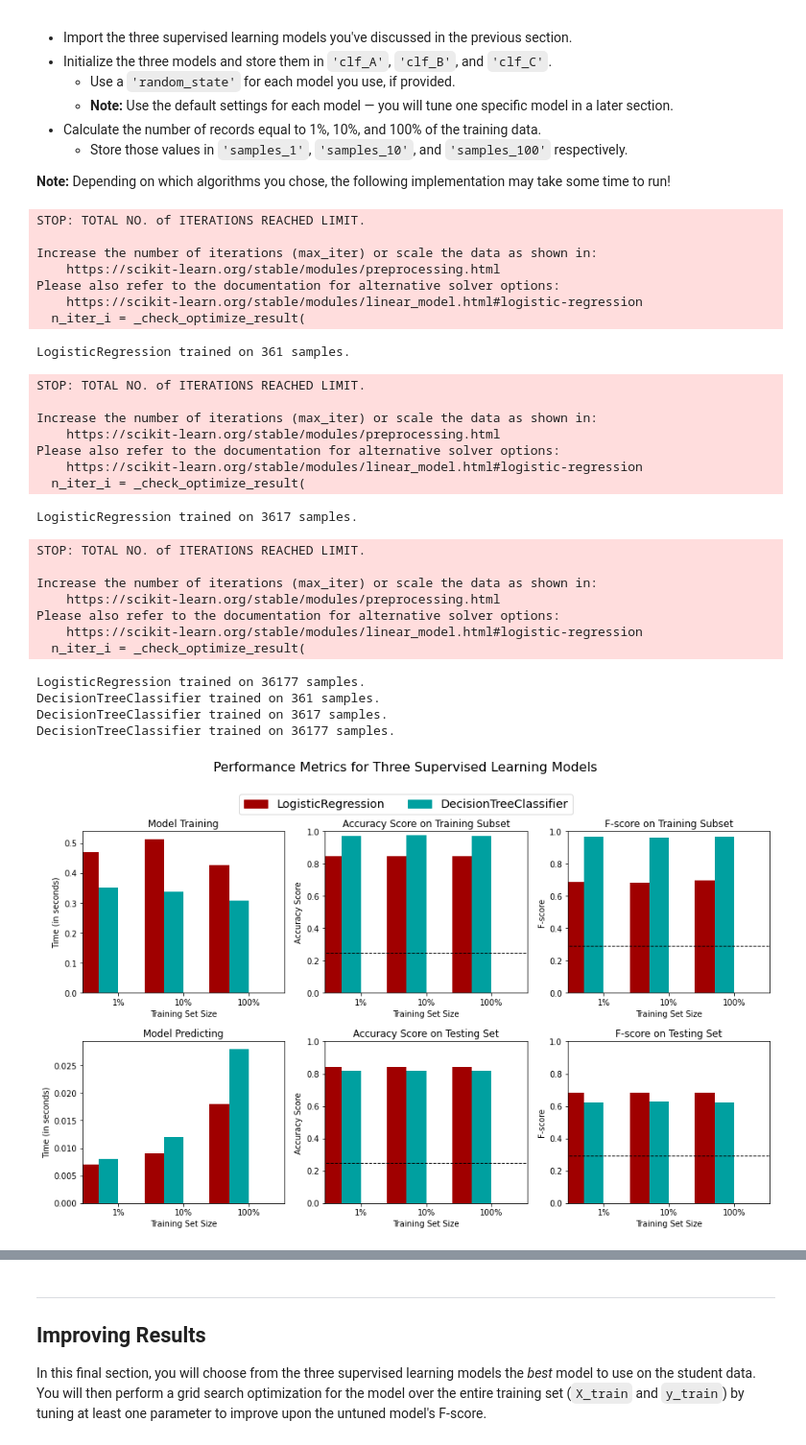
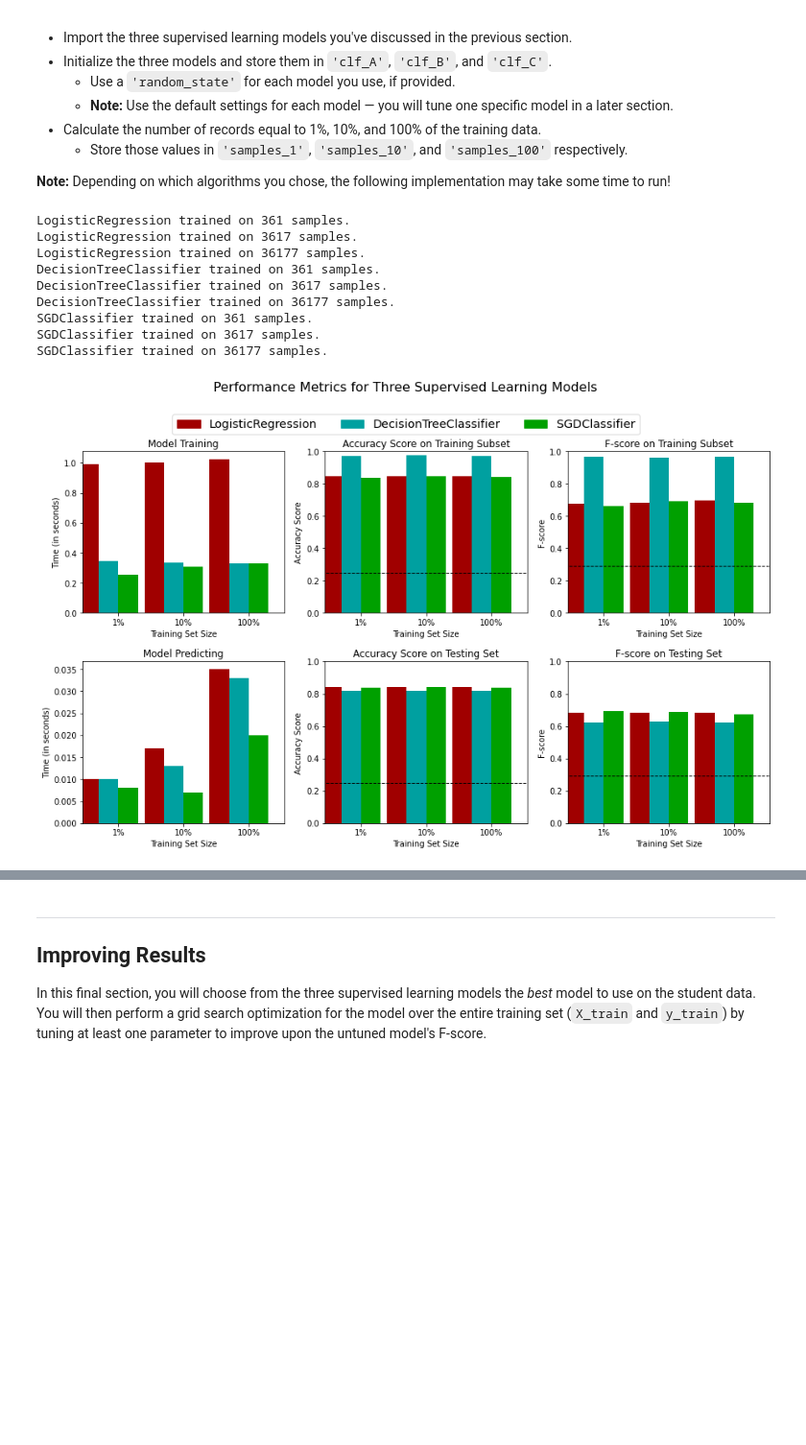
Before and after one commit to ahmadabousetta/finding_donors, a Jupyter notebook: starter/finding_donors.ipynb, the cells around one changed output, grey strips where cells are left out. Shown at 96% size. Saved outputs shown, nothing was run; the diff lists cells and outputs as text; code cells hidden in the pictures; blank space fills up the shorter version.

Commit message:
trained 3 models

```diff
--- a/starter/finding_donors.ipynb
+++ b/starter/finding_donors.ipynb
@@ -400,61 +400,42 @@ In the code cell, you will need to implement the following:
 **Note:** Depending on which algorithms you chose, the following implementation may take some time to run!
 # %%
 # TODO: Import the three supervised learning models from sklearn
-from sklearn.svm import SVC
 from sklearn.tree import DecisionTreeClassifier
-from sklearn.linear_model import LogisticRegression
+from sklearn.linear_model import LogisticRegression, SGDClassifier
 
 # TODO: Initialize the three models
-clf_A = LogisticRegression()
+clf_A = LogisticRegression(solver='newton-cg')
 clf_B = DecisionTreeClassifier()
-# clf_C = SVC()
+clf_C = SGDClassifier(loss='hinge') # 'hinge' gives a linear SVM
 
 # TODO: Calculate the number of samples for 1%, 10%, and 100% of the training data
 # HINT: samples_100 is the entire training set i.e. len(y_train)
 # HINT: samples_10 is 10% of samples_100 (ensure to set the count of the values to be `int` and not `float`)
 # HINT: samples_1 is 1% of samples_100 (ensure to set the count of the values to be `int` and not `float`)
 samples_100 = len(y_train)
 samples_10 = samples_100 // 10
 samples_1 = samples_100 // 100
 
 # Collect results on the learners
 results = {}
-for clf in [clf_A, clf_B]:
-# for clf in [clf_A, clf_B, clf_C]:
+
+for clf in [clf_A, clf_B, clf_C]:
     clf_name = clf.__class__.__name__
     results[clf_name] = {}
     for i, samples in enumerate([samples_1, samples_10, samples_100]):
         results[clf_name][i] = \
         train_predict(clf, samples, X_train, y_train, X_test, y_test)
 
 # Run metrics visualization for the three supervised learning models chosen
 vs.evaluate(results, accuracy, fscore)
 # %% [output]
-STOP: TOTAL NO. of ITERATIONS REACHED LIMIT.
-
-Increase the number of iterations (max_iter) or scale the data as shown in:
-    https://scikit-learn.org/stable/modules/preprocessing.html
-Please also refer to the documentation for alternative solver options:
-    https://scikit-learn.org/stable/modules/linear_model.html#logistic-regression
-  n_iter_i = _check_optimize_result(
+LogisticRegression trained on 361 samples.
+LogisticRegression trained on 3617 samples.
+LogisticRegression trained on 36177 samples.
+DecisionTreeClassifier trained on 361 samples.
+DecisionTreeClassifier trained on 3617 samples.
+DecisionTreeClassifier trained on 36177 samples.
+SGDClassifier trained on 361 samples.
+SGDClassifier trained on 3617 samples.
+SGDClassifier trained on 36177 samples.
-LogisticRegression trained on 361 samples.
-STOP: TOTAL NO. of ITERATIONS REACHED LIMIT.
-
-Increase the number of iterations (max_iter) or scale the data as shown in:
-    https://scikit-learn.org/stable/modules/preprocessing.html
-Please also refer to the documentation for alternative solver options:
-    https://scikit-learn.org/stable/modules/linear_model.html#logistic-regression
-  n_iter_i = _check_optimize_result(
-LogisticRegression trained on 3617 samples.
-STOP: TOTAL NO. of ITERATIONS REACHED LIMIT.
-
-Increase the number of iterations (max_iter) or scale the data as shown in:
-    https://scikit-learn.org/stable/modules/preprocessing.html
-Please also refer to the documentation for alternative solver options:
-    https://scikit-learn.org/stable/modules/linear_model.html#logistic-regression
-  n_iter_i = _check_optimize_result(
-LogisticRegression trained on 36177 samples.
-DecisionTreeClassifier trained on 361 samples.
-DecisionTreeClassifier trained on 3617 samples.
-DecisionTreeClassifier trained on 36177 samples.
-[figure, old version]
+[figure, new version]
```
Also changed, not shown: parts of 2 cells of this notebook.
